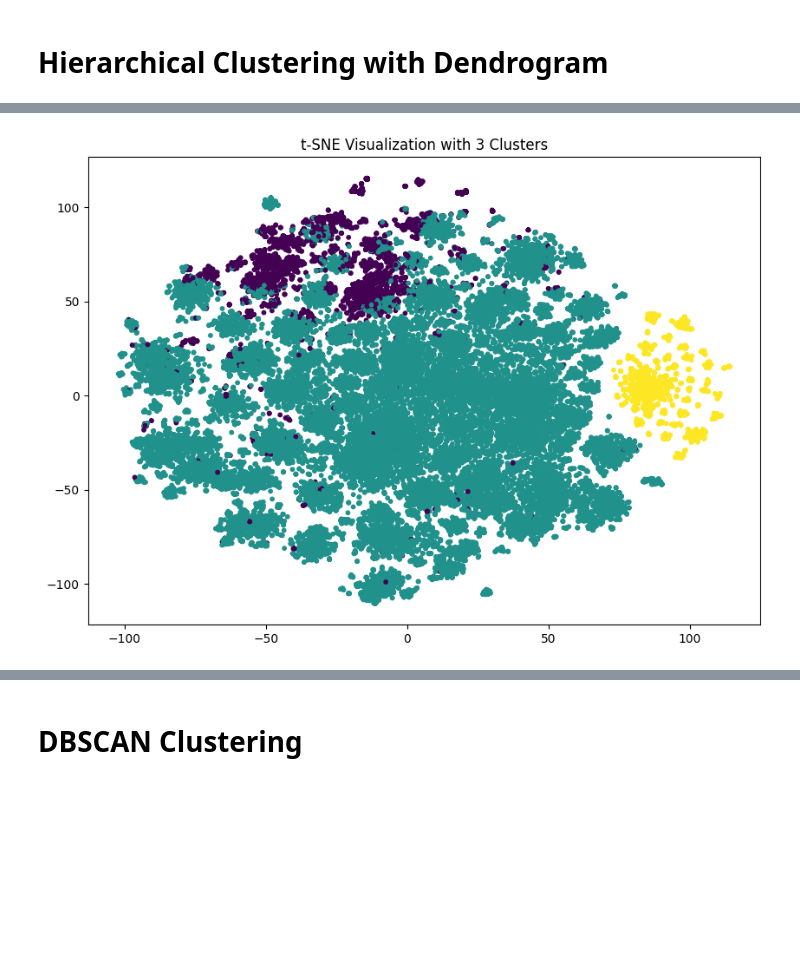
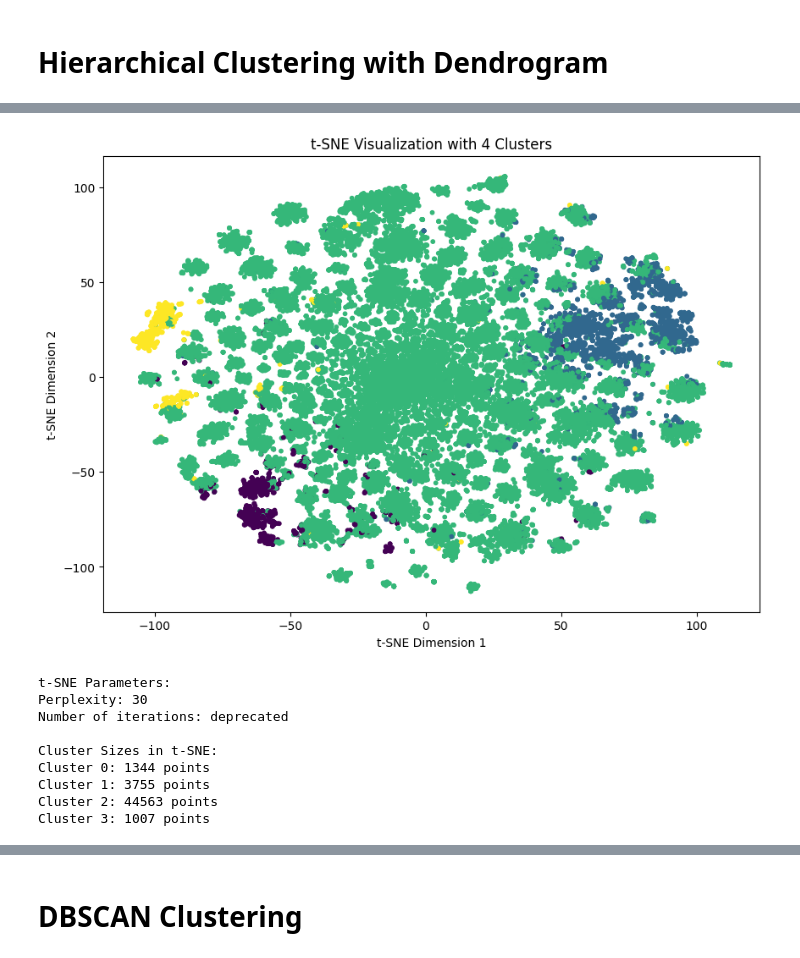
Before and after one commit to Jus-tiine/CTDS, a Jupyter notebook: GroupSimilarities.ipynb, the cells around one changed output, grey strips where cells are left out. Drawn from its saved outputs; the diff is of its cells as text; code cells hidden in the pictures; blank space fills up the shorter version.

Commit message:
Clustering with k = 4 and k = 20

```diff
--- a/GroupSimilarities.ipynb
+++ b/GroupSimilarities.ipynb
@@ -334,0 +572,20 @@ Explained Variance Ratio by PCA Components:
+# %%
+from sklearn.feature_extraction.text import CountVectorizer
+
+optimal_k = [4, 20]
+
+for k in optimal_k:
+
+    # Find the most common n-grams (2-3 word phrases) for each cluster
+    vectorizer = CountVectorizer(ngram_range=(2, 3), stop_words='english', max_features=10)
+    ngram_matrix = vectorizer.fit_transform(news['clean_title'] + " " + news['clean_abstract'])
+
+    # Display n-grams for each cluster
+    for i in range(int(k)):
+        cluster_data = ngram_matrix[news['cluster'] == i]  # Get the n-gram data for each cluster
+        sum_words = cluster_data.sum(axis=0)  # Sum the occurrences of each n-gram in the cluster
+        sorted_words = sum_words.argsort()[::-1]  # Sort the words by their frequency
+        feature_names = np.array(vectorizer.get_feature_names_out())  # Get the n-gram terms
+        print(f"Cluster {i}:")
+        for idx in sorted_words[:10]:  # Display the top 10 n-grams
+            print(f"  {feature_names[idx]}")
@@ -335,14 +610,42 @@ Explained Variance Ratio by PCA Components:
 # %%
 # t-SNE Transformation
-tsne = TSNE(n_components=2, random_state=42, perplexity=30, max_iter=1000)
-tsne_features = tsne.fit_transform(reduced_features)
 
-# t-SNE Visualization
-plt.figure(figsize=(10, 7))
-plt.scatter(tsne_features[:, 0], tsne_features[:, 1], c=news['cluster'], cmap='viridis', s=10)
-plt.title(f't-SNE Visualization with {optimal_k} Clusters')
-plt.xlabel('t-SNE Dimension 1')
-plt.ylabel('t-SNE Dimension 2')
-plt.show()
+optimal_k = [4, 20]
+
+for k in optimal_k:
+
+    kmeans = KMeans(n_clusters=int(k), random_state=42)
+    news['cluster'] = kmeans.fit_predict(reduced_features)
+
+
+    tsne = TSNE(n_components=2, random_state=42, perplexity=30, max_iter=1000)
+    tsne_features = tsne.fit_transform(reduced_features)
+
+    # t-SNE Visualization
+    plt.figure(figsize=(10, 7))
+    plt.scatter(tsne_features[:, 0], tsne_features[:, 1], c=news['cluster'], cmap='viridis', s=10)
+    plt.title(f't-SNE Visualization with {k} Clusters')
+    plt.xlabel('t-SNE Dimension 1')
+    plt.ylabel('t-SNE Dimension 2')
+    plt.show()
+
+    # Print t-SNE parameters
+    print("t-SNE Parameters:")
+    print(f"Perplexity: {tsne.perplexity}")
+    print(f"Number of iterations: {tsne.n_iter}")
+
+    # Print size of each cluster in the t-SNE space
+    print("\nCluster Sizes in t-SNE:")
+    for i in range(int(k)):
+        print(f"Cluster {i}: {sum(news['cluster'] == i)} points")
 # %% [output]
-[figure, old version]
+[figure, new version]
+t-SNE Parameters:
+Perplexity: 30
+Number of iterations: deprecated
+
+Cluster Sizes in t-SNE:
+Cluster 0: 1344 points
+Cluster 1: 3755 points
+Cluster 2: 44563 points
+Cluster 3: 1007 points
```
Also changed, not shown: parts of 29 cells of this notebook.
